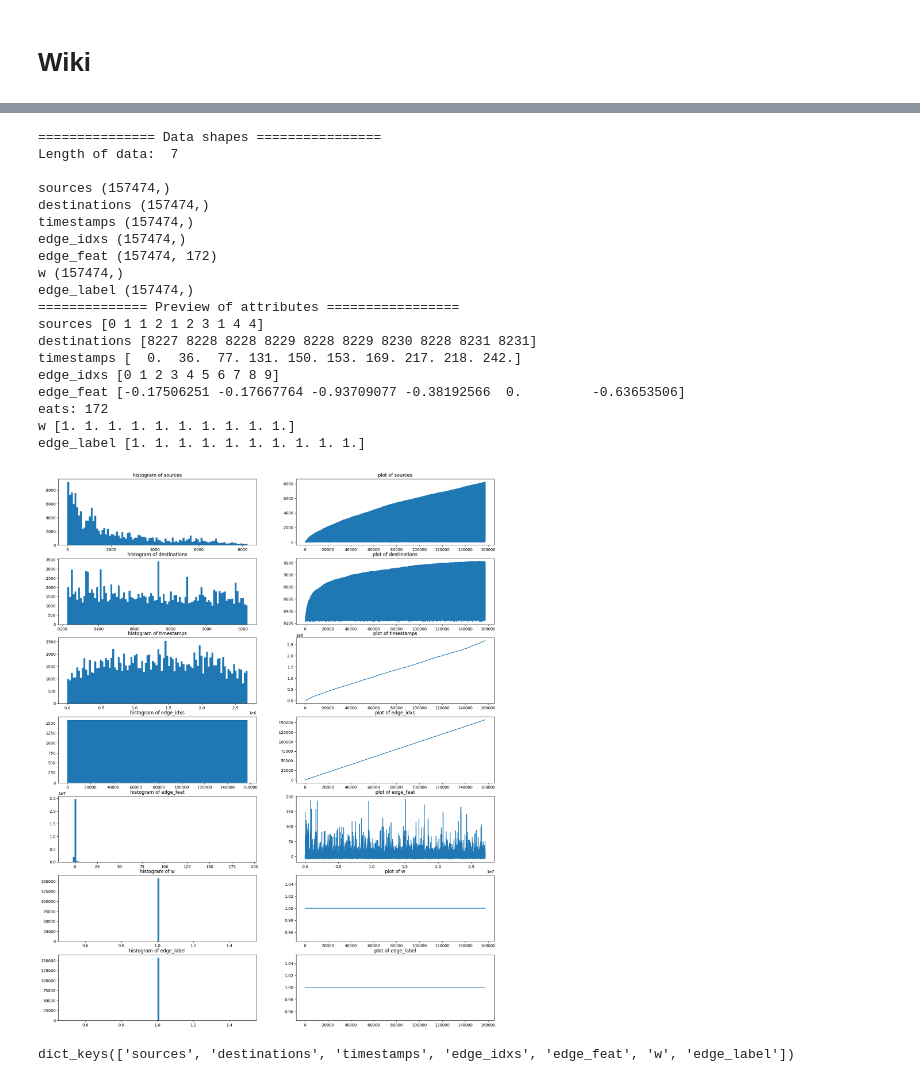
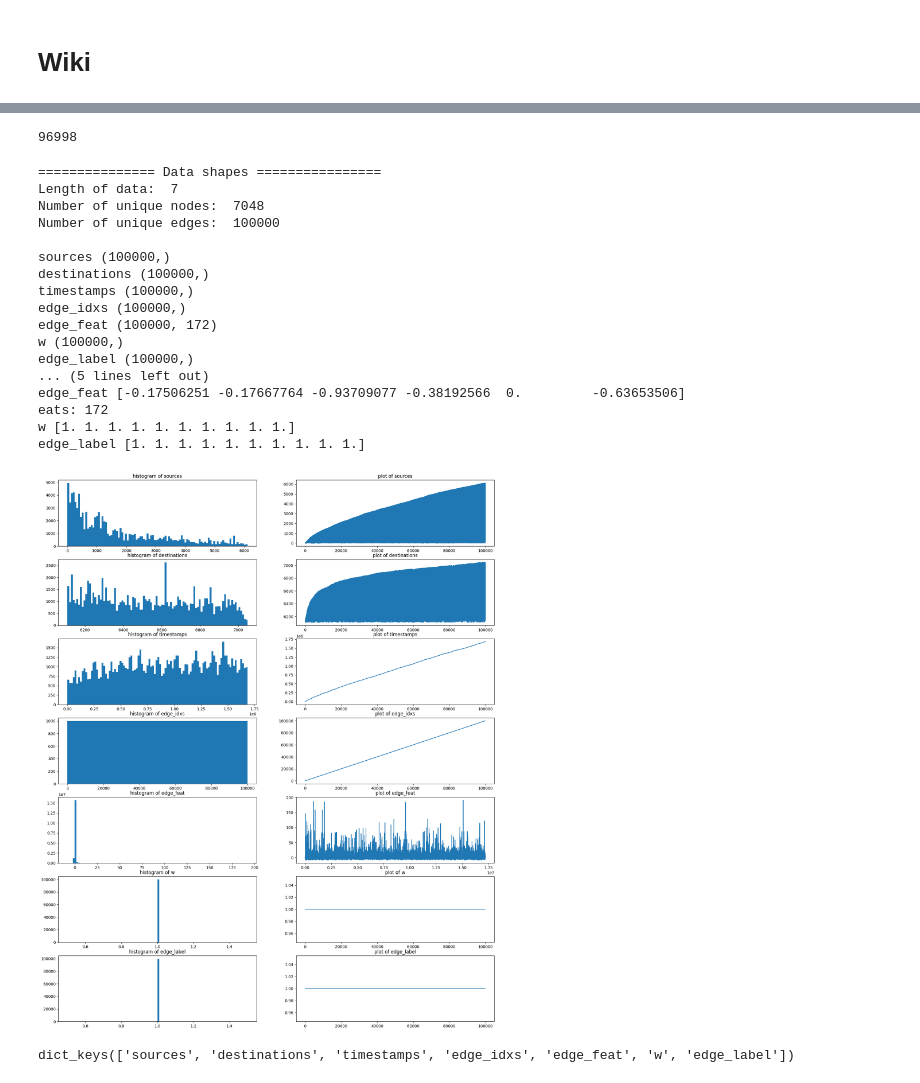
Before and after one commit to legendebuffy/BachelorProject, a Jupyter notebook: DTU_Test/Inspect_data.ipynb, the cells around one changed output, grey strips where cells are left out. Cells and saved outputs as stored; diff of their text form; code cells hidden in the pictures.

```diff
--- a/DTU_Test/Inspect_data.ipynb
+++ b/DTU_Test/Inspect_data.ipynb
@@ -63,27 +66,29 @@ Dataset directory is  c:\Users\danie\OneDrive - Danmarks Tekniske Universitet\Do
 loading processed file
-# %%
-show_data(data_wiki, save_path="DTU_Test/data_plots/wiki.png")
-# %% [output]
-=============== Data shapes ================
-Length of data:  7
-
-sources (157474,)
-destinations (157474,)
-timestamps (157474,)
-edge_idxs (157474,)
-edge_feat (157474, 172)
-w (157474,)
-edge_label (157474,)
-============== Preview of attributes =================
-sources [0 1 1 2 1 2 3 1 4 4]
-destinations [8227 8228 8228 8229 8228 8229 8230 8228 8231 8231]
-timestamps [  0.  36.  77. 131. 150. 153. 169. 217. 218. 242.]
-edge_idxs [0 1 2 3 4 5 6 7 8 9]
-edge_feat [-0.17506251 -0.17667764 -0.93709077 -0.38192566  0.         -0.63653506]
-eats: 172
-w [1. 1. 1. 1. 1. 1. 1. 1. 1. 1.]
-edge_label [1. 1. 1. 1. 1. 1. 1. 1. 1. 1.]
-[figure, removed]
+# %%
+len(np.unique(data_wiki['timestamps']))
+# %% [output]
+96998
+# %%
+show_data(data_wiki)
+# %% [output]
+=============== Data shapes ================
+Length of data:  7
+Number of unique nodes:  7048
+Number of unique edges:  100000
+
+sources (100000,)
+destinations (100000,)
+timestamps (100000,)
+edge_idxs (100000,)
+edge_feat (100000, 172)
+w (100000,)
+edge_label (100000,)
+... (5 lines left out)
+edge_feat [-0.17506251 -0.17667764 -0.93709077 -0.38192566  0.         -0.63653506]
+eats: 172
+w [1. 1. 1. 1. 1. 1. 1. 1. 1. 1.]
+edge_label [1. 1. 1. 1. 1. 1. 1. 1. 1. 1.]
+[figure, added]
 # %%
 data_wiki.keys()
 # %% [output]
```
Also changed, not shown: parts of 15 cells of this notebook, 3 other files.
